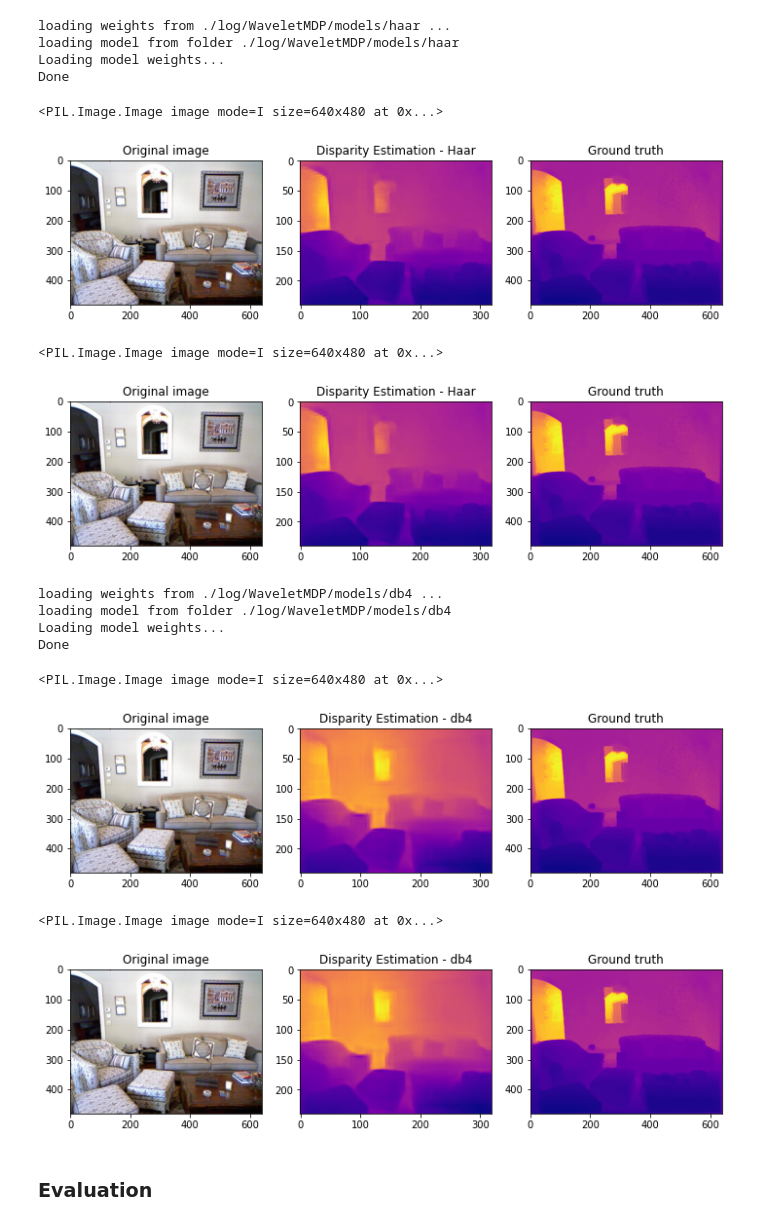
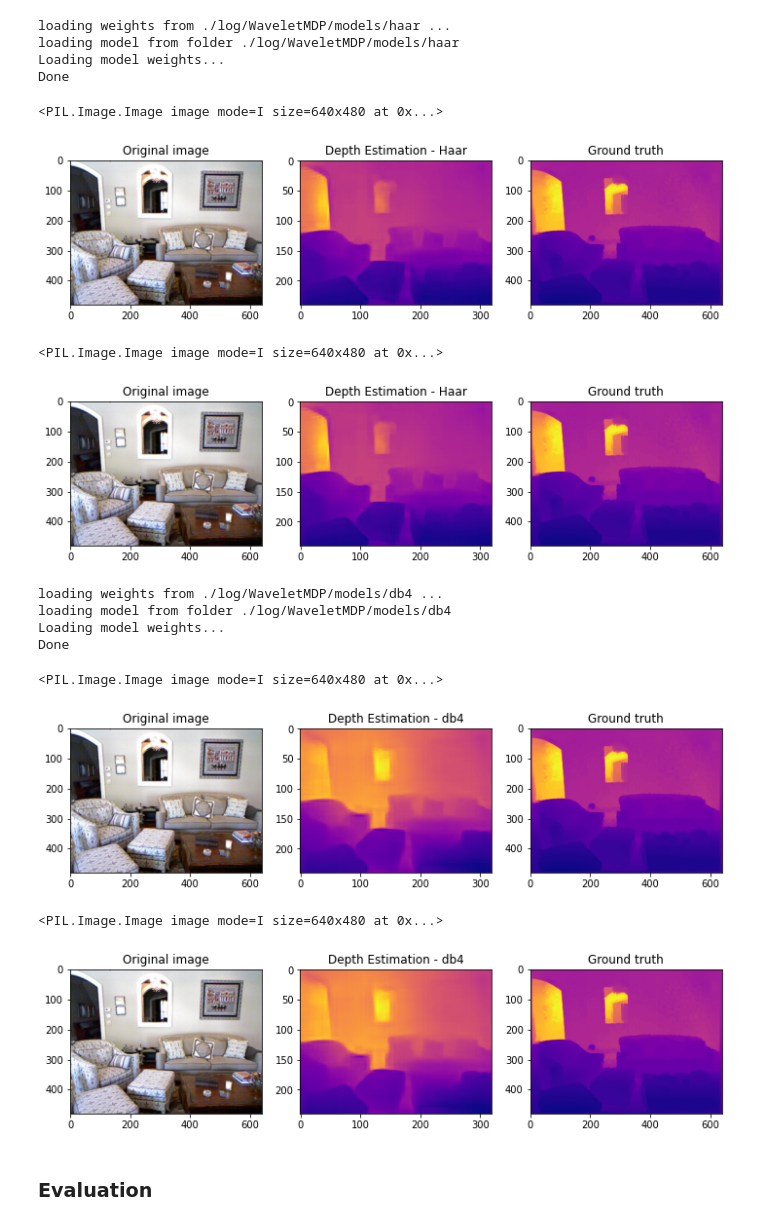
Before and after one commit to hsusharon/Wavelet_Decomposition_NYU, a Jupyter notebook: NYUv2/sparsity_test_notebook.ipynb, the cells around one changed output. Saved outputs shown, nothing was run; the diff lists cells and outputs as text; code cells hidden in the pictures.

```diff
--- a/NYUv2/sparsity_test_notebook.ipynb
+++ b/NYUv2/sparsity_test_notebook.ipynb
@@ -107,32 +107,32 @@ Done
 # %%
 idx = 600
 img = nyu_dataset["images"][idx2nyu(idx)].transpose(2,1,0)
 depth = nyu_dataset["depths"][idx2nyu(idx)].transpose(1,0)
 
 sample = {"image": Image.fromarray(img), "depth": Image.fromarray((depth*0/10000).astype('int32'))}
 print(sample['depth'])
 sample = to_tensor(sample)
 img_tensor = sample["image"].unsqueeze(0)
 thresh_ratio = 0.04
 with torch.no_grad():
     outputs = model(img_tensor)
 
 plt.figure(figsize=(12,6))
 plt.subplot(1,3,1)
 plt.title("Original image")
 plt.imshow(img_tensor[0].permute(1,2,0))
 
 plt.subplot(1,3,2)
-plt.title('Disparity Estimation - Haar')
+plt.title('Depth Estimation - Haar')
 plt.imshow(outputs[("disp", 0)][0,0], cmap="plasma")
 
 plt.subplot(1,3,3)
 plt.title('Ground truth')
 plt.imshow(depth*255/1000, cmap="plasma")
 predict_haar = outputs[("disp", 0)][0,0]
 # %% [output]
 <PIL.Image.Image image mode=I size=640x480 at 0x...>
-[figure, old version]
+[figure, new version]
 # %%
 idx = 600
 img = nyu_dataset["images"][idx2nyu(idx)].transpose(2,1,0)
@@ -152,7 +152,7 @@ plt.title("Original image")
 plt.imshow(img_tensor[0].permute(1,2,0))
 
 plt.subplot(1,3,2)
-plt.title('Disparity Estimation - Haar')
+plt.title('Depth Estimation - Haar')
 plt.imshow(outputs[("disp", 0)][0,0], cmap="plasma")
 
 plt.subplot(1,3,3)
@@ -161,7 +161,7 @@ plt.imshow(depth*255/1000, cmap="plasma")
 predict_haar = outputs[("disp", 0)][0,0]
 # %% [output]
 <PIL.Image.Image image mode=I size=640x480 at 0x...>
-[figure, old version]
+[figure, new version]
 # %%
 model_path = "./log/WaveletMDP/models/db4"
 load_model(model, model_path)
@@ -191,7 +191,7 @@ plt.title("Original image")
 plt.imshow(img_tensor[0].permute(1,2,0))
 
 plt.subplot(1,3,2)
-plt.title('Disparity Estimation - db4')
+plt.title('Depth Estimation - db4')
 plt.imshow(outputs[("disp", 0)][0,0], cmap="plasma")
 
 plt.subplot(1,3,3)
@@ -200,7 +200,7 @@ plt.imshow(depth*255/1000, cmap="plasma")
 predict_db4 = outputs[("disp", 0)][0,0]
 # %% [output]
 <PIL.Image.Image image mode=I size=640x480 at 0x...>
-[figure, old version]
+[figure, new version]
 # %%
 idx = 600
 img = nyu_dataset["images"][idx2nyu(idx)].transpose(2,1,0)
@@ -220,7 +220,7 @@ plt.title("Original image")
 plt.imshow(img_tensor[0].permute(1,2,0))
 
 plt.subplot(1,3,2)
-plt.title('Disparity Estimation - db4')
+plt.title('Depth Estimation - db4')
 plt.imshow(outputs[("disp", 0)][0,0], cmap="plasma")
 
 plt.subplot(1,3,3)
@@ -229,7 +229,7 @@ plt.imshow(depth*255/1000, cmap="plasma")
 predict_haar = outputs[("disp", 0)][0,0]
 # %% [output]
 <PIL.Image.Image image mode=I size=640x480 at 0x...>
-[figure, old version]
+[figure, new version]
 # %% [markdown]
 ### Evaluation
 # %%
```
Also changed, not shown: parts of 1 cell of this notebook.
